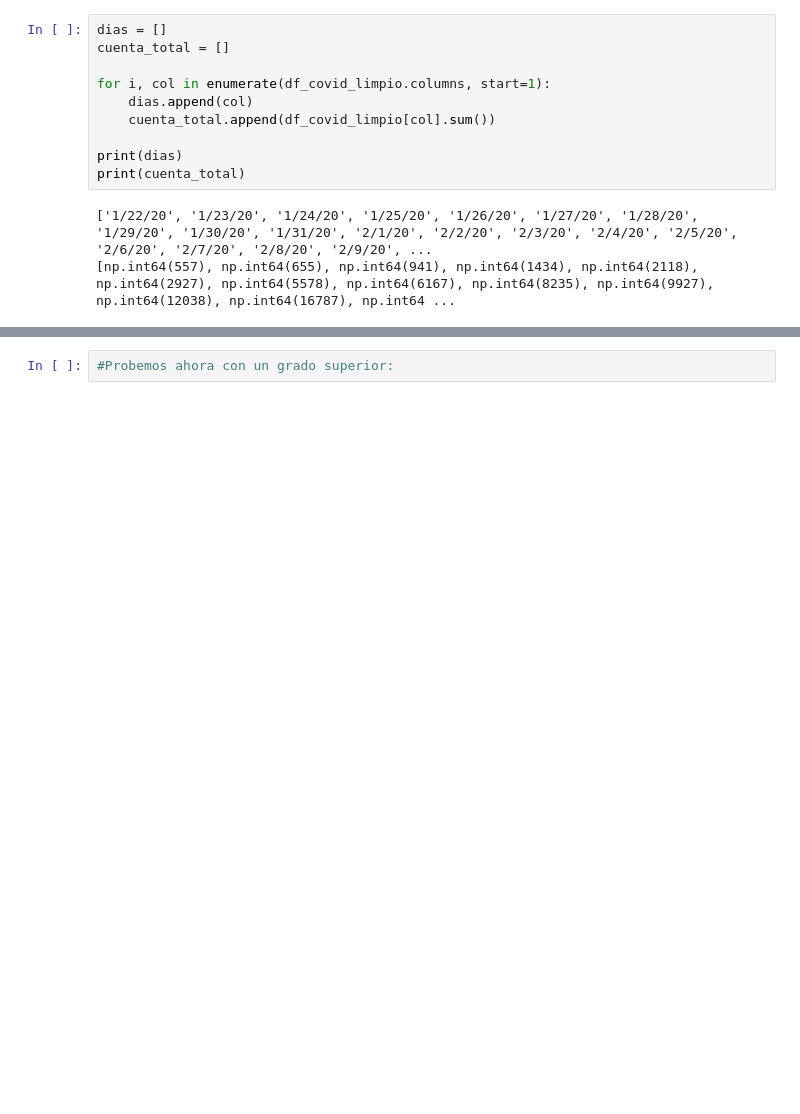
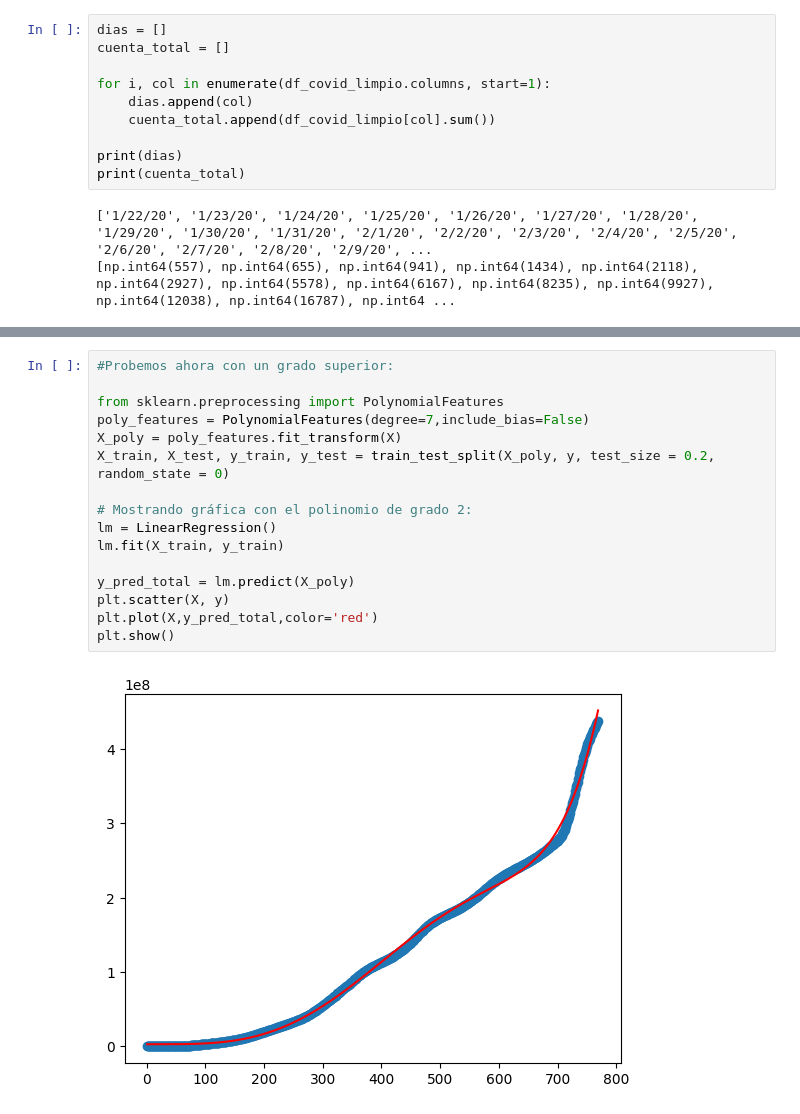
Before and after one commit to pablop11/CE_IABD, a Jupyter notebook: PIA/UNIDAD3/Actividad3_4 Regresion polinomica/Actividad3_4RegresionPolinomica2.ipynb, the cells around one changed output, grey strips where cells are left out. Saved outputs shown, nothing was run; the diff lists cells and outputs as text; blank space fills up the shorter version.

```diff
--- a/PIA/UNIDAD3/Actividad3_4 Regresion polinomica/Actividad3_4RegresionPolinomica2.ipynb
+++ b/PIA/UNIDAD3/Actividad3_4 Regresion polinomica/Actividad3_4RegresionPolinomica2.ipynb
@@ -66,2 +118,18 @@ X = df_covid_limpio[""].to_frame()
 # %%
 #Probemos ahora con un grado superior:
+
+from sklearn.preprocessing import PolynomialFeatures
+poly_features = PolynomialFeatures(degree=7,include_bias=False)
+X_poly = poly_features.fit_transform(X)
+X_train, X_test, y_train, y_test = train_test_split(X_poly, y, test_size = 0.2, random_state = 0)
+
+# Mostrando gráfica con el polinomio de grado 2:
+lm = LinearRegression()
+lm.fit(X_train, y_train)
+
+y_pred_total = lm.predict(X_poly)
+plt.scatter(X, y)
+plt.plot(X,y_pred_total,color='red')
+plt.show()
+# %% [output]
+[figure, added]
```
Also changed, not shown: parts of 6 cells of this notebook.
